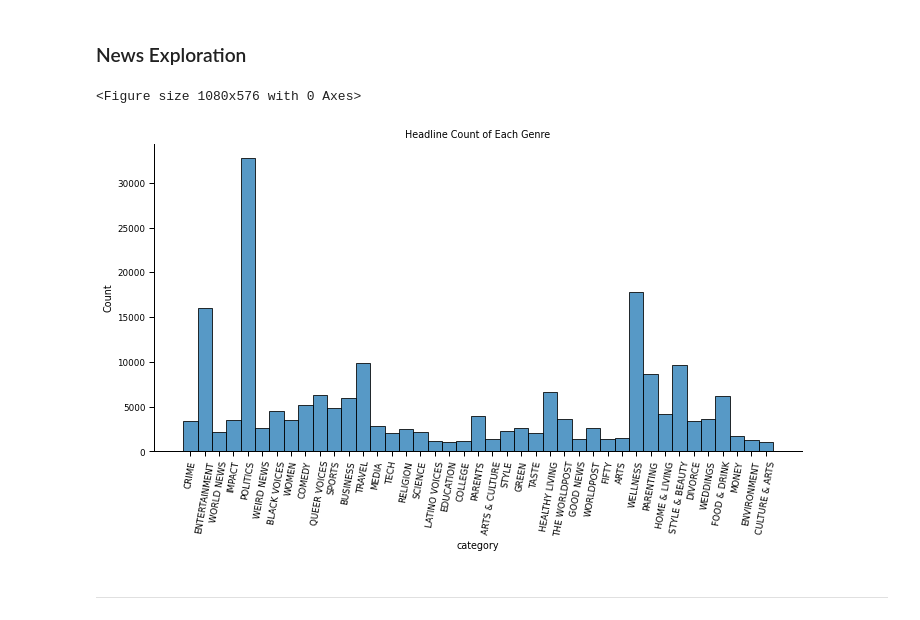
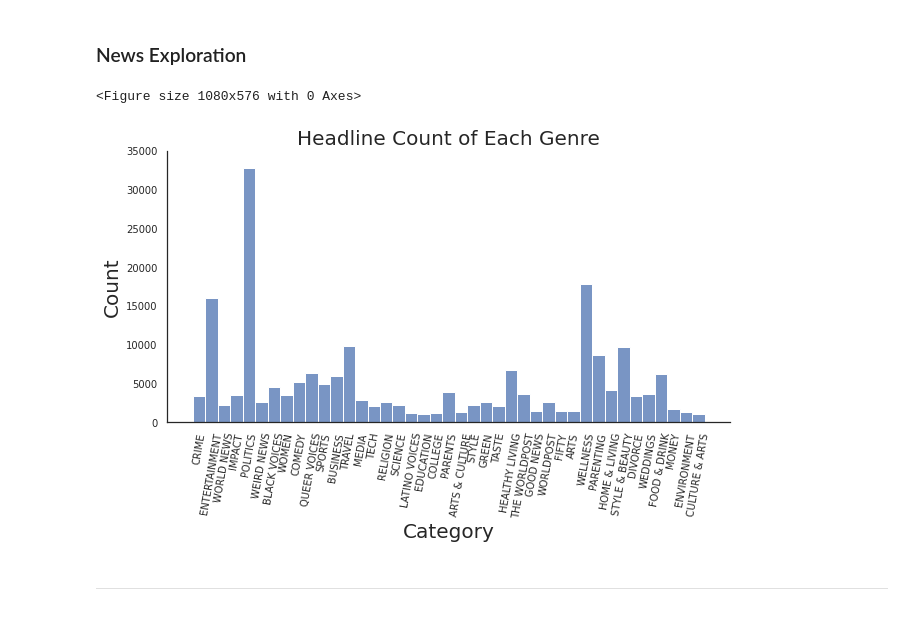
Before and after one commit to lauren-esser/Better-Stock-Market-Prediction, a Jupyter notebook: Final.ipynb, the cells around one changed output. Drawn from its saved outputs; the diff is of its cells as text; code cells hidden in the pictures.

```diff
--- a/Final.ipynb
+++ b/Final.ipynb
@@ -701,6 +703,10 @@ news.head(5)
 ### Stocks Exploration
 # %% [markdown]
 ###### Line Plot
+# %%
+sns.set(font_scale = 1.5)
+# %%
+sns.set_style('white')
 # %%
 #line plot of stocks price over the years
 fig = plt.figure(figsize = (15, 8))
@@ -840,13 +846,16 @@ Freq: B, Name: Price, dtype: float64
 ### News Exploration
 # %%
 #visualization of headline by genre
-fig = plt.figure(figsize = (15, 8))
+fig = plt.figure(figsize = (15, 8));
 g = sns.displot(news.category, height = 5, aspect = 2)
-g.set_xticklabels(rotation = 80)
-plt.title('Headline Count of Each Genre');
+g.set_xticklabels(rotation = 80, size = 10)
+g.set_yticklabels(size = 10)
+plt.title('Headline Count of Each Genre', fontsize = 20);
+plt.xlabel('Category', fontsize = 20);
+plt.ylabel('Count', fontsize = 20);
 # %% [output]
 <Figure size 1080x576 with 0 Axes>
-[figure, old version]
+[figure, new version]
 # %% [markdown]
 ---
 # %%
```
Also changed, not shown: parts of 65 cells of this notebook.
